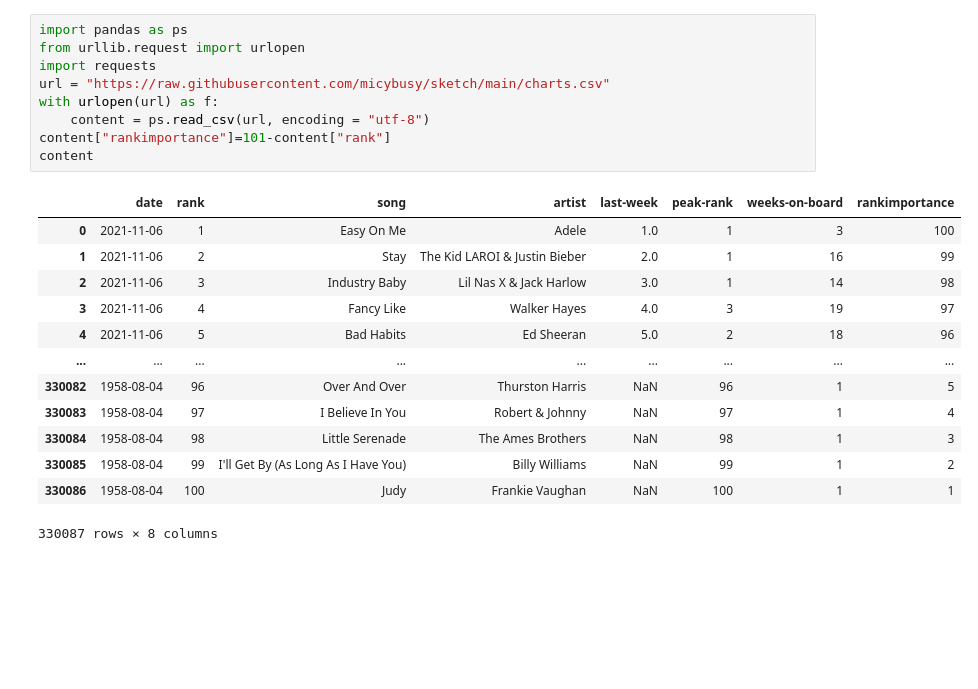
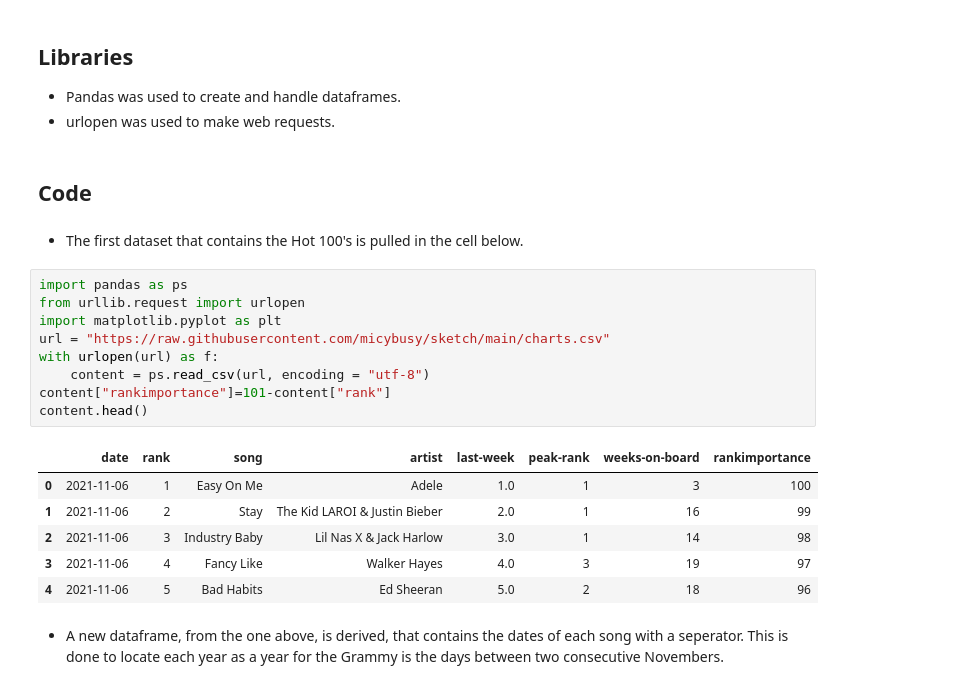
Before and after one commit to micybusy/sketch, a Jupyter notebook: final.ipynb, the cells around one changed output. Saved outputs shown, nothing was run; the diff lists cells and outputs as text; blank space fills up the shorter version.

```diff
--- a/final.ipynb
+++ b/final.ipynb
@@ -1,23 +15,26 @@
+# %% [markdown]
+## Libraries
+* Pandas was used to create and handle dataframes.
+* urlopen was used to make web requests.
+# %% [markdown]
+## Code
+# %% [markdown]
+* The first dataset that contains the Hot 100's is pulled in the cell below.
 # %%
 import pandas as ps
 from urllib.request import urlopen
-import requests
+import matplotlib.pyplot as plt
 url = "https://raw.githubusercontent.com/micybusy/sketch/main/charts.csv"
 with urlopen(url) as f:
     content = ps.read_csv(url, encoding = "utf-8")
 content["rankimportance"]=101-content["rank"]
-content
+content.head()
 # %% [output]
 |  | date | rank | song | artist | last-week | peak-rank | weeks-on-board | rankimportance |
 | 0 | 2021-11-06 | 1 | Easy On Me | Adele | 1.0 | 1 | 3 | 100 |
 | 1 | 2021-11-06 | 2 | Stay | The Kid LAROI & Justin Bieber | 2.0 | 1 | 16 | 99 |
 | 2 | 2021-11-06 | 3 | Industry Baby | Lil Nas X & Jack Harlow | 3.0 | 1 | 14 | 98 |
 | 3 | 2021-11-06 | 4 | Fancy Like | Walker Hayes | 4.0 | 3 | 19 | 97 |
 | 4 | 2021-11-06 | 5 | Bad Habits | Ed Sheeran | 5.0 | 2 | 18 | 96 |
-| ... | ... | ... | ... | ... | ... | ... | ... | ... |
-| 330082 | 1958-08-04 | 96 | Over And Over | Thurston Harris | NaN | 96 | 1 | 5 |
-| 330083 | 1958-08-04 | 97 | I Believe In You | Robert & Johnny | NaN | 97 | 1 | 4 |
-| 330084 | 1958-08-04 | 98 | Little Serenade | The Ames Brothers | NaN | 98 | 1 | 3 |
-| 330085 | 1958-08-04 | 99 | I'll Get By (As Long As I Have You) | Billy Williams | NaN | 99 | 1 | 2 |
-| 330086 | 1958-08-04 | 100 | Judy | Frankie Vaughan | NaN | 100 | 1 | 1 |
-330087 rows × 8 columns
+# %% [markdown]
+* A new dataframe, from the one above, is derived, that contains the dates of each song with a seperator. This is done to locate each year as a year for the Grammy is the days between two consecutive Novembers.
```
Also changed, not shown: parts of 54 cells of this notebook, 1 other file.
